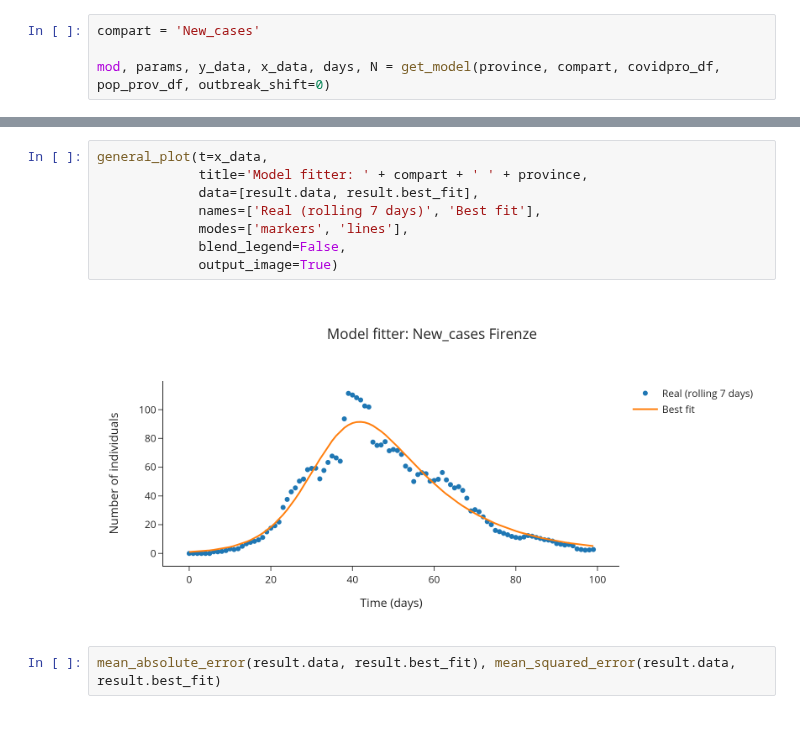
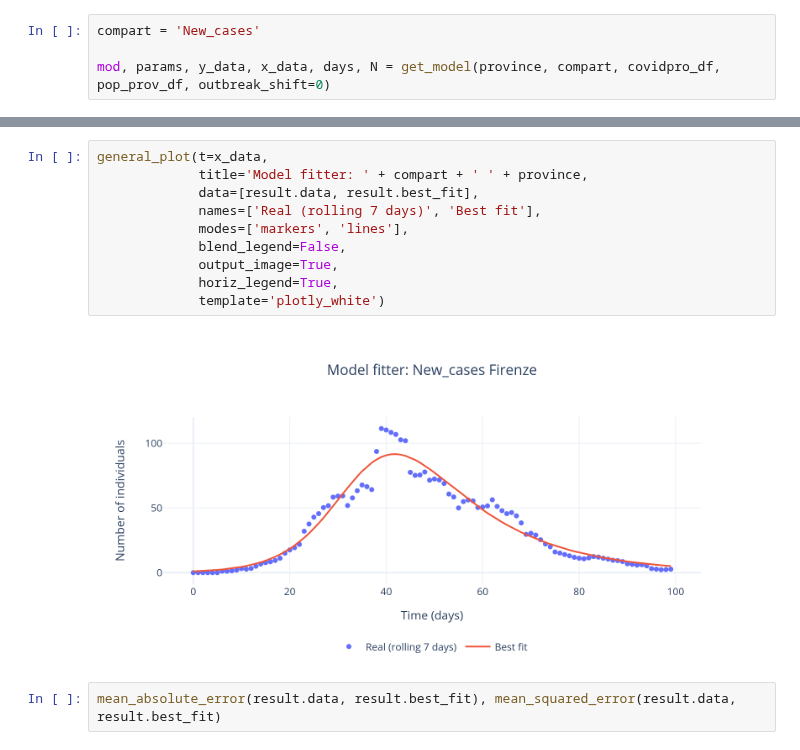
Before and after one commit to nicoloverardo/master-degree-thesis, a Jupyter notebook: notebooks/02-sird.ipynb, the cells around one changed output, grey strips where cells are left out. Cells and saved outputs as stored; diff of their text form.

```diff
--- a/notebooks/02-sird.ipynb
+++ b/notebooks/02-sird.ipynb
@@ -311,13 +311,15 @@ lmfit.report_fit(result)
 # %%
 general_plot(t=x_data,
              title='Model fitter: ' + compart + ' ' + province,
              data=[result.data, result.best_fit],
              names=['Real (rolling 7 days)', 'Best fit'],
              modes=['markers', 'lines'],
              blend_legend=False,
-             output_image=True)
+             output_image=True,
+             horiz_legend=True,
+             template='plotly_white')
 # %% [output]
-[figure, old version]
+[figure, new version]
 # %%
 mean_absolute_error(result.data, result.best_fit), mean_squared_error(result.data, result.best_fit)
 # %% [output]
```
Also changed, not shown: parts of 11 cells of this notebook.
